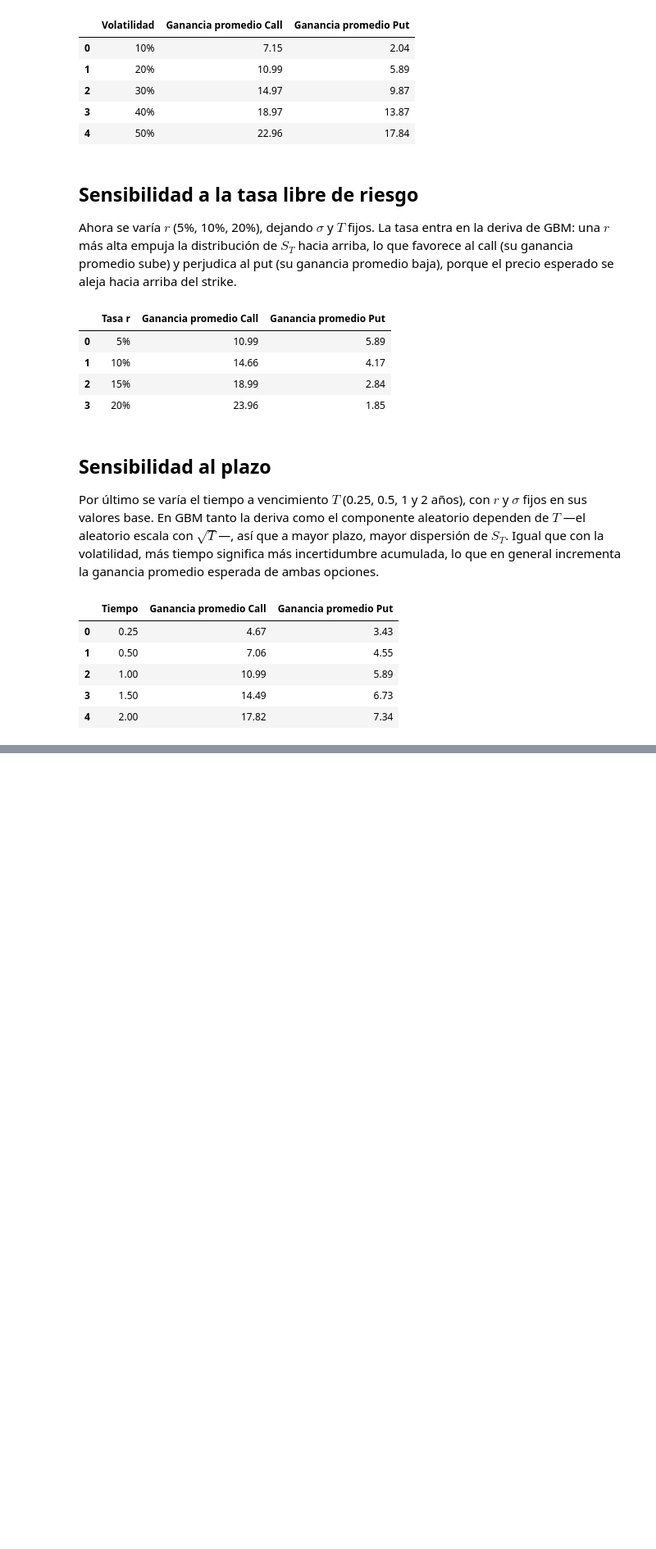
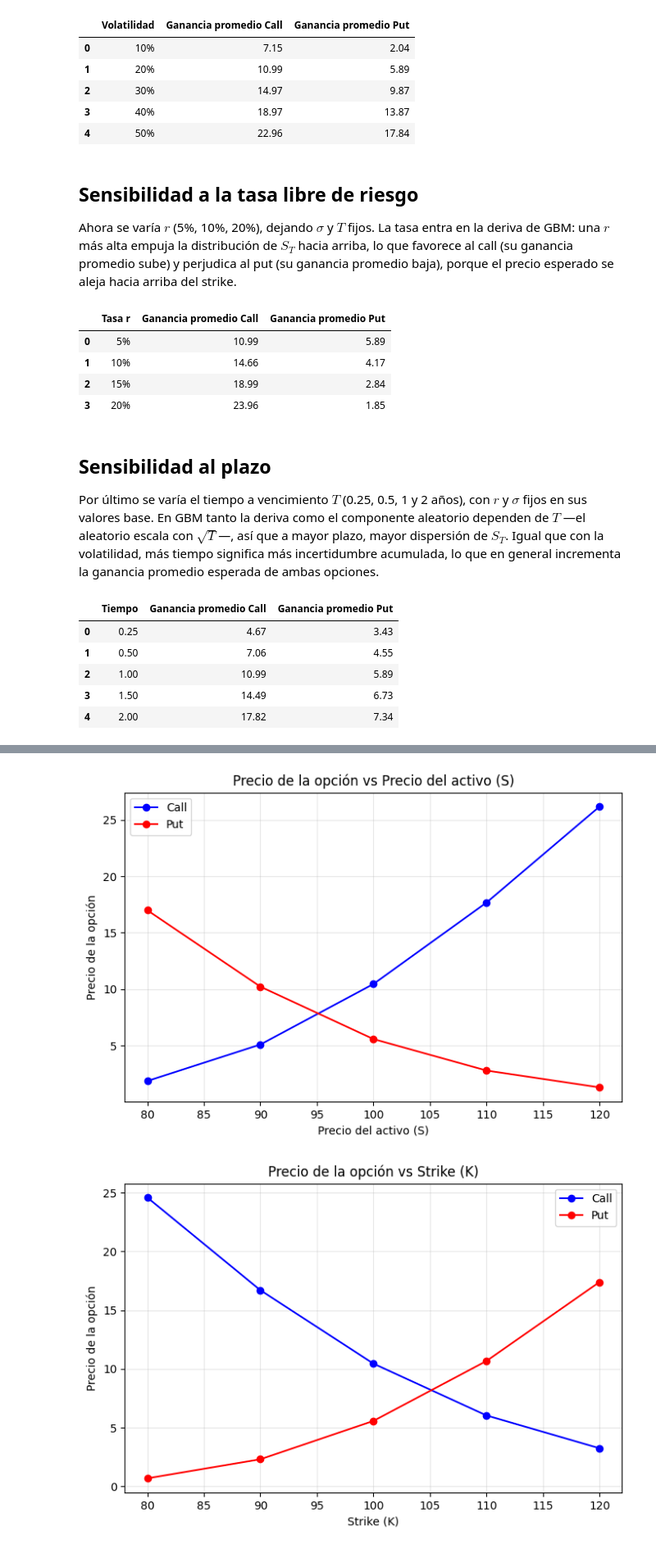
Before and after one commit to Diegunts/Simul-de-procesos-fin, a Jupyter notebook: Long_put_documentado.ipynb, the cells around one changed output, grey strips where cells are left out. Shown at 82% size. Cells and saved outputs as stored; diff of their text form; code cells hidden in the pictures; blank space fills up the shorter version.

```diff
--- a/Long_put_documentado.ipynb
+++ b/Long_put_documentado.ipynb
@@ -277,0 +295,60 @@ pd.DataFrame(resultados_tiempo).round(2)
+# %%
+from scipy.stats import norm
+
+# Fórmula cerrada de Black-Scholes
+def bs_call(S, K, r, sigma, T):
+    d1 = (np.log(S / K) + (r + 0.5 * sigma**2) * T) / (sigma * np.sqrt(T))
+    d2 = d1 - sigma * np.sqrt(T)
+    return S * norm.cdf(d1) - K * np.exp(-r * T) * norm.cdf(d2)
+
+def bs_put(S, K, r, sigma, T):
+    d1 = (np.log(S / K) + (r + 0.5 * sigma**2) * T) / (sigma * np.sqrt(T))
+    d2 = d1 - sigma * np.sqrt(T)
+    return K * np.exp(-r * T) * norm.cdf(-d2) - S * norm.cdf(-d1)
+
+# Parámetros base
+S0, K0, r0, sigma0, T0 = 100, 100, 0.05, 0.20, 1
+
+def graficar_sensibilidad(x, call_vals, put_vals, xlabel):
+    plt.figure(figsize=(8, 5))
+    plt.plot(x, call_vals, marker="o", label="Call", color="blue")
+    plt.plot(x, put_vals, marker="o", label="Put", color="red")
+    plt.xlabel(xlabel)
+    plt.ylabel("Precio de la opción")
+    plt.title(f"Precio de la opción vs {xlabel}")
+    plt.legend()
+    plt.grid(alpha=0.3)
+    plt.show()
+
+# 1. Precio del activo
+precios_S = [80, 90, 100, 110, 120]
+call_S = [bs_call(S, K0, r0, sigma0, T0) for S in precios_S]
+put_S  = [bs_put(S, K0, r0, sigma0, T0) for S in precios_S]
+graficar_sensibilidad(precios_S, call_S, put_S, "Precio del activo (S)")
+
+# 2. Strike
+strikes = [80, 90, 100, 110, 120]
+call_K = [bs_call(S0, K, r0, sigma0, T0) for K in strikes]
+put_K  = [bs_put(S0, K, r0, sigma0, T0) for K in strikes]
+graficar_sensibilidad(strikes, call_K, put_K, "Strike (K)")
+
+# 3. Volatilidad
+volatilidades = [0.10, 0.20, 0.30, 0.40, 0.50]
+call_sigma = [bs_call(S0, K0, r0, sigma, T0) for sigma in volatilidades]
+put_sigma  = [bs_put(S0, K0, r0, sigma, T0) for sigma in volatilidades]
+graficar_sensibilidad(volatilidades, call_sigma, put_sigma, "Volatilidad (σ)")
+
+# 4. Tiempo
+tiempos = [0.25, 0.5, 1, 1.5, 2]
+call_T = [bs_call(S0, K0, r0, sigma0, T) for T in tiempos]
+put_T  = [bs_put(S0, K0, r0, sigma0, T) for T in tiempos]
+graficar_sensibilidad(tiempos, call_T, put_T, "Tiempo a vencimiento (T)")
+
+# 5. Rendimiento (tasa libre de riesgo, r)
+tasas = [0.05, 0.10, 0.15, 0.20]
+call_r = [bs_call(S0, K0, r, sigma0, T0) for r in tasas]
+put_r  = [bs_put(S0, K0, r, sigma0, T0) for r in tasas]
+graficar_sensibilidad(tasas, call_r, put_r, "Tasa libre de riesgo (r)")
+# %% [output]
+[figure, added]
+[figure, added]
```
Also changed, not shown: parts of 3 cells of this notebook.
